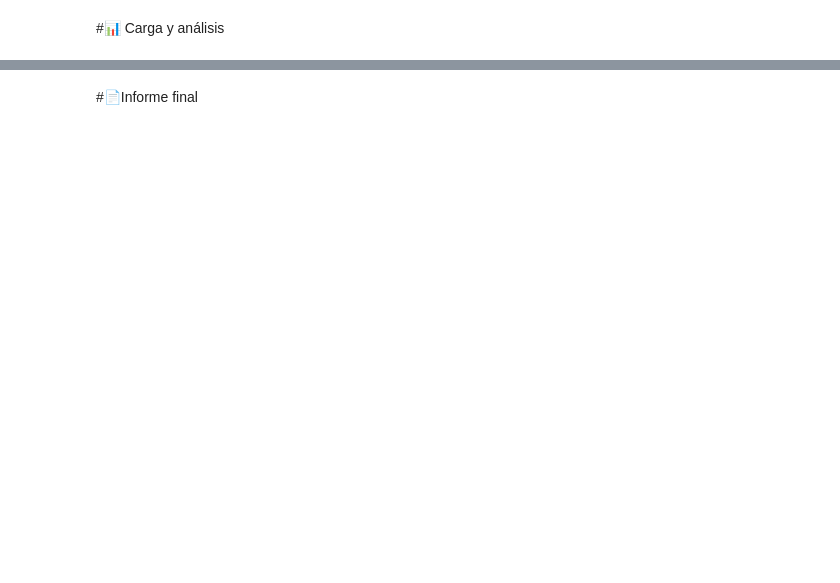
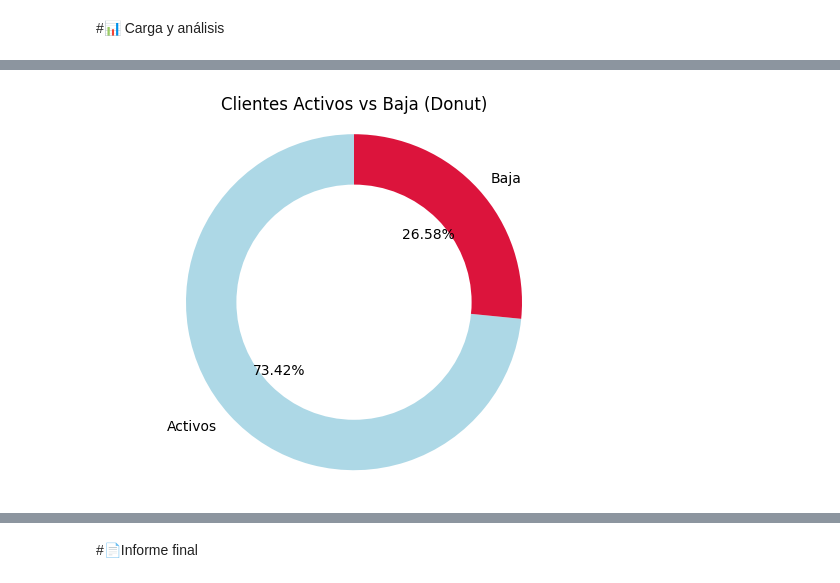
Before and after one commit to julmoram/TelcomX_LATAM, a Jupyter notebook: TelecomX_LATAM_correccion.ipynb, the cells around one changed output, grey strips where cells are left out. Saved outputs shown, nothing was run; the diff lists cells and outputs as text; code cells hidden in the pictures; blank space fills up the shorter version.

```diff
--- a/TelecomX_LATAM_correccion.ipynb
+++ b/TelecomX_LATAM_correccion.ipynb
@@ -298,0 +271,15 @@ Los clientes con menor tiempo de contrato y menor gasto total tienden a tener un
+# %%
+fig, ax = plt.subplots()
+wedges, texts, autotexts = ax.pie(churn_total, labels=['Activos', 'Baja'],
+                                  autopct='%1.2f%%', startangle=90,
+                                  colors=['lightblue', 'crimson'])
+
+# Dibujar círculo blanco en el centro para simular "dona"
+centro = plt.Circle((0,0), 0.70, fc='white')
+fig.gca().add_artist(centro)
+
+plt.title('Clientes Activos vs Baja (Donut)')
+plt.axis('equal')
+plt.show()
+# %% [output]
+[figure, added]
```
Also changed, not shown: parts of 35 cells of this notebook.
